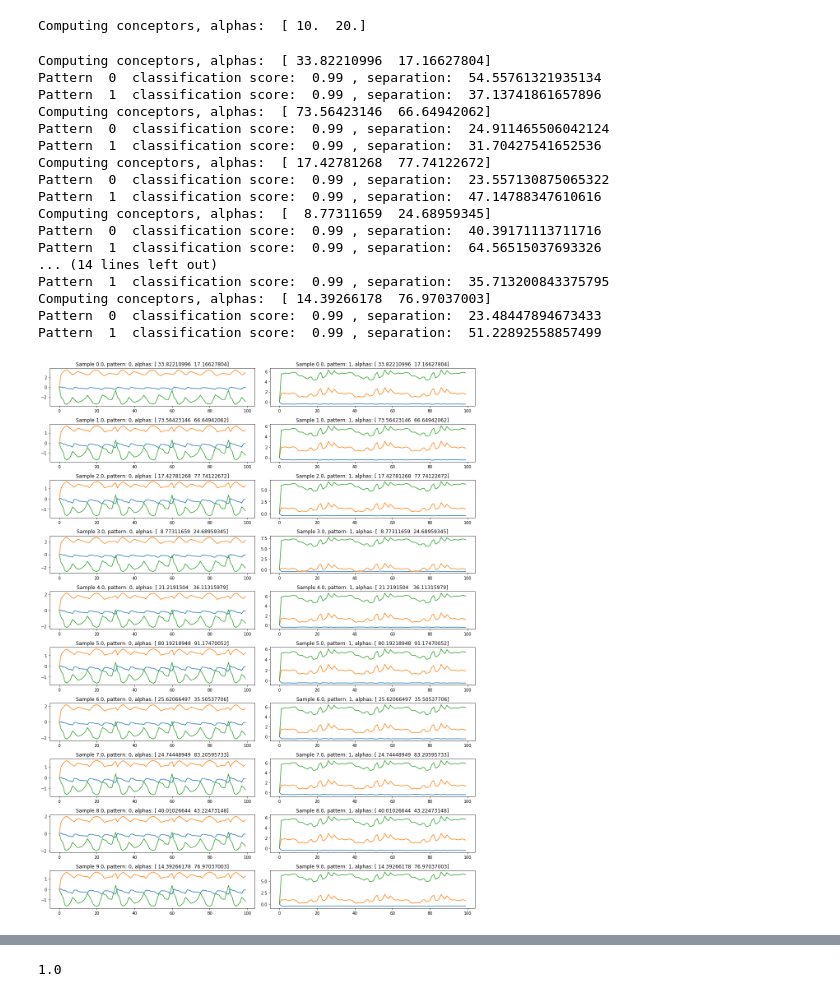
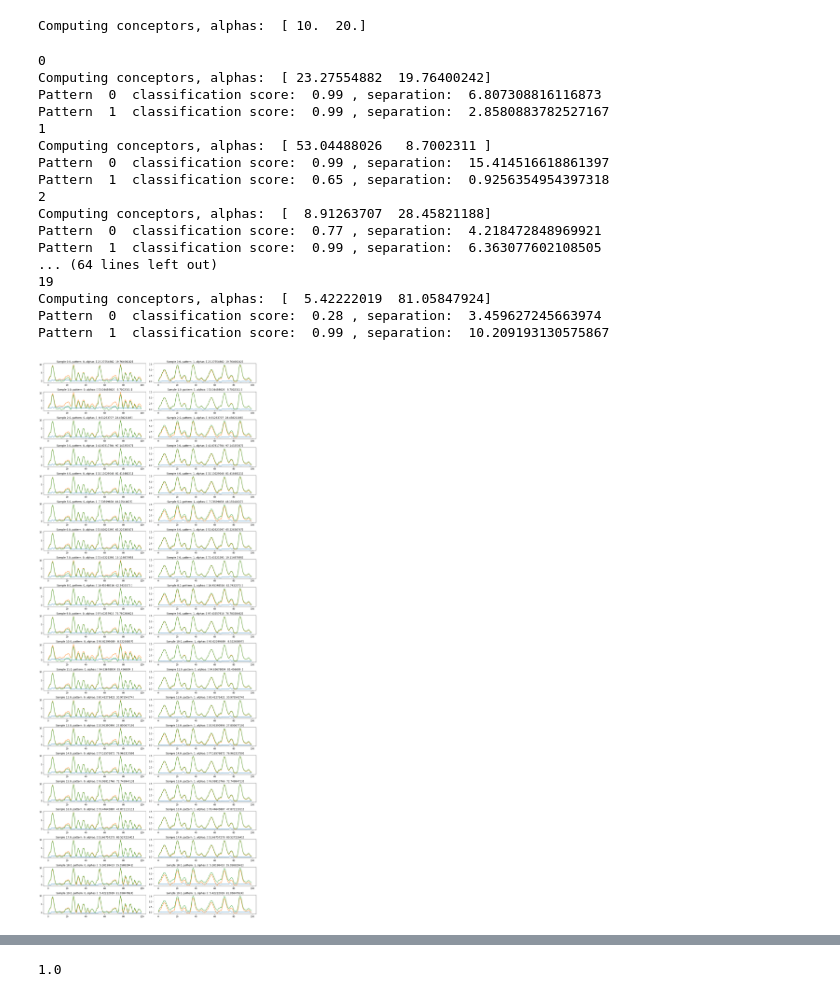
Before and after one commit to chriskiefer/chrysalisConceptors, a Jupyter notebook: Conceptor classification.ipynb, the cells around one changed output, grey strips where cells are left out. Drawn from its saved outputs; the diff is of its cells as text; code cells hidden in the pictures.

```diff
--- a/Conceptor classification.ipynb
+++ b/Conceptor classification.ipynb
@@ -33,8 +33,8 @@ print( cwd )
 # load gesture 1
 # gesture1 = np.loadtxt(cwd + '/workshop/gesturedata_0.txt')
 # gesture2 = np.loadtxt(cwd + '/workshop/gesturedata_1.txt')
-gesture1 = np.loadtxt(cwd + '/supercollider/gesturedata_1_1.txt')
-gesture2 = np.loadtxt(cwd + '/supercollider/gesturedata_5_1.txt')
+gesture1 = np.loadtxt(cwd + '/supercollider/gesturedata_1_3.txt')
+gesture2 = np.loadtxt(cwd + '/supercollider/gesturedata_5_3.txt')
 
 # plot the two gestures
 figsize(20,8);
@@ -161,8 +161,8 @@ def makeClassifierNetwork(p):
 
     return locals()
 
-params = {'N':50, 'NetSR':1.3, 'NetinpScaling':2,'BiasScaling':0.9,
-         'washoutLength':90, 'learnLength':60,
+params = {'N':64, 'NetSR':0.99999, 'NetinpScaling':1.9,'BiasScaling':0.1,
+         'washoutLength':gesture1.size * 10, 'learnLength':gesture1.size * 1,
           'LR': 0.6,
 #           'patts':np.array([lambda x:pLoop(x,p_rw1), lambda x: pLoop(x,p_rw2)])
           'patts':np.array([lambda x:pLoop(x,gesture1), lambda x: pLoop(x,gesture2)])
@@ -241,31 +241,32 @@ def plotConceptorPatterns(p, cNet, subr, suboff, recallTestLength):
 
     return locals()
 # %%
-conceptorSampleSize = 10
+conceptorSampleSize = 20
 conceptorNets = np.zeros(conceptorSampleSize, dtype=np.object)
 figsize(15,conceptorSampleSize * 1.9)
 for i_cnet in range(conceptorSampleSize):
+    print(i_cnet)
     conceptorNets[i_cnet] = computeConceptors(params, net, np.random.random(2) * 100)
     pq = plotConceptorPatterns(params, conceptorNets[i_cnet], conceptorSampleSize, i_cnet * 2, 100)
 plt.tight_layout();
 # %% [output]
-Computing conceptors, alphas:  [ 33.82210996  17.16627804]
-Pattern  0  classification score:  0.99 , separation:  54.55761321935134
-Pattern  1  classification score:  0.99 , separation:  37.13741861657896
-Computing conceptors, alphas:  [ 73.56423146  66.64942062]
-Pattern  0  classification score:  0.99 , separation:  24.911465506042124
-Pattern  1  classification score:  0.99 , separation:  31.70427541652536
-Computing conceptors, alphas:  [ 17.42781268  77.74122672]
-Pattern  0  classification score:  0.99 , separation:  23.557130875065322
-Pattern  1  classification score:  0.99 , separation:  47.14788347610616
-Computing conceptors, alphas:  [  8.77311659  24.68959345]
-Pattern  0  classification score:  0.99 , separation:  40.39171113711716
-Pattern  1  classification score:  0.99 , separation:  64.56515037693326
-... (14 lines left out)
-Pattern  1  classification score:  0.99 , separation:  35.713200843375795
-Computing conceptors, alphas:  [ 14.39266178  76.97037003]
-Pattern  0  classification score:  0.99 , separation:  23.48447894673433
-Pattern  1  classification score:  0.99 , separation:  51.22892558857499
+0
+Computing conceptors, alphas:  [ 23.27554882  19.76400242]
+Pattern  0  classification score:  0.99 , separation:  6.807308816116873
+Pattern  1  classification score:  0.99 , separation:  2.8580883782527167
+1
+Computing conceptors, alphas:  [ 53.04488026   8.7002311 ]
+Pattern  0  classification score:  0.99 , separation:  15.414516618861397
+Pattern  1  classification score:  0.65 , separation:  0.9256354954397318
+2
+Computing conceptors, alphas:  [  8.91263707  28.45821188]
+Pattern  0  classification score:  0.77 , separation:  4.218472848969921
+Pattern  1  classification score:  0.99 , separation:  6.363077602108505
+... (64 lines left out)
+19
+Computing conceptors, alphas:  [  5.42222019  81.05847924]
+Pattern  0  classification score:  0.28 , separation:  3.459627245663974
+Pattern  1  classification score:  0.99 , separation:  10.209193130575867
-[figure, old version]
+[figure, new version]
 # %%
 figsize(20,20)
```
Also changed, not shown: parts of 7 cells of this notebook, 3 other files.
